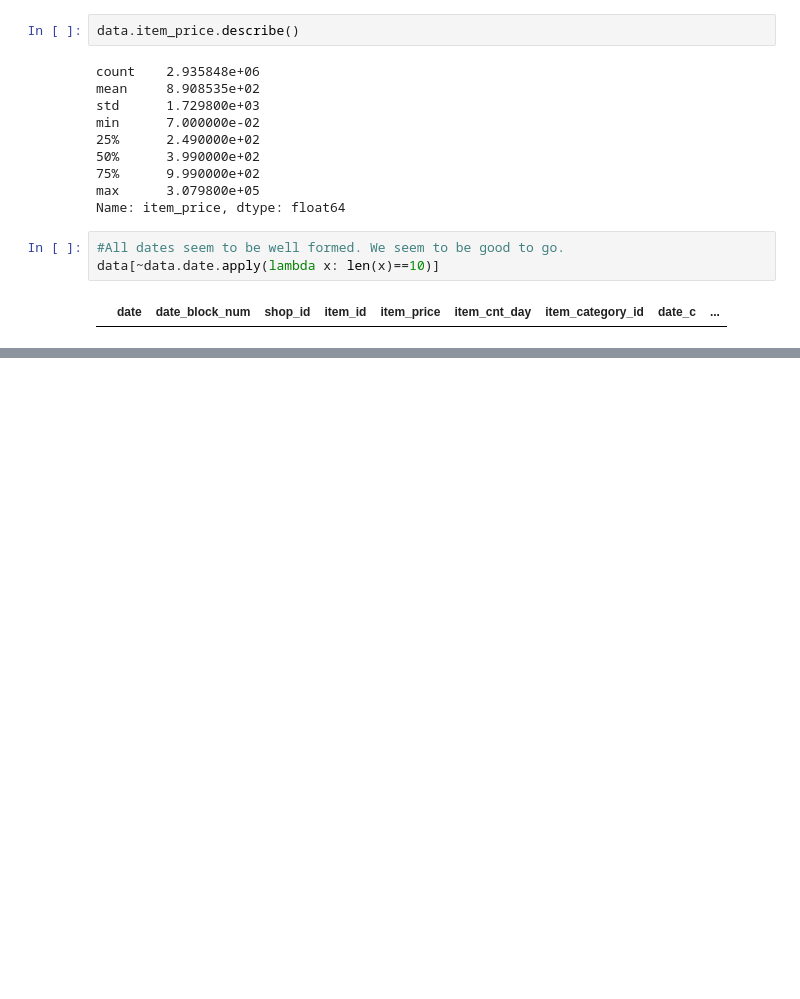
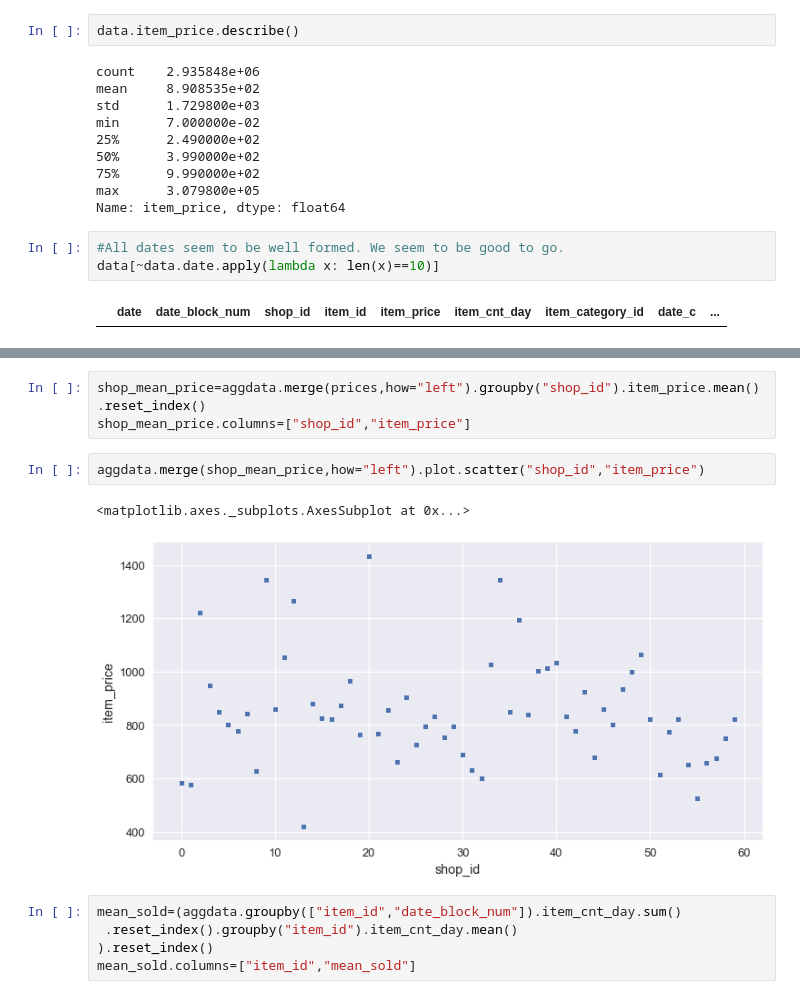
Before and after one commit to jlricon/advanced-deep-learning, a Jupyter notebook: competitive-data-science/kaggle_project/EDA.ipynb, the cells around one changed output, grey strips where cells are left out. Drawn from its saved outputs; the diff is of its cells as text; blank space fills up the shorter version.

```diff
--- a/competitive-data-science/kaggle_project/EDA.ipynb
+++ b/competitive-data-science/kaggle_project/EDA.ipynb
@@ -195,0 +258,13 @@ data[~data.date.apply(lambda x: len(x)==10)]
+# %%
+shop_mean_price=aggdata.merge(prices,how="left").groupby("shop_id").item_price.mean().reset_index()
+shop_mean_price.columns=["shop_id","item_price"]
+# %%
+aggdata.merge(shop_mean_price,how="left").plot.scatter("shop_id","item_price")
+# %% [output]
+<matplotlib.axes._subplots.AxesSubplot at 0x...>
+[figure, added]
+# %%
+mean_sold=(aggdata.groupby(["item_id","date_block_num"]).item_cnt_day.sum()
+ .reset_index().groupby("item_id").item_cnt_day.mean()
+).reset_index()
+mean_sold.columns=["item_id","mean_sold"]
```
Also changed, not shown: parts of 24 cells of this notebook, 7 other files.
